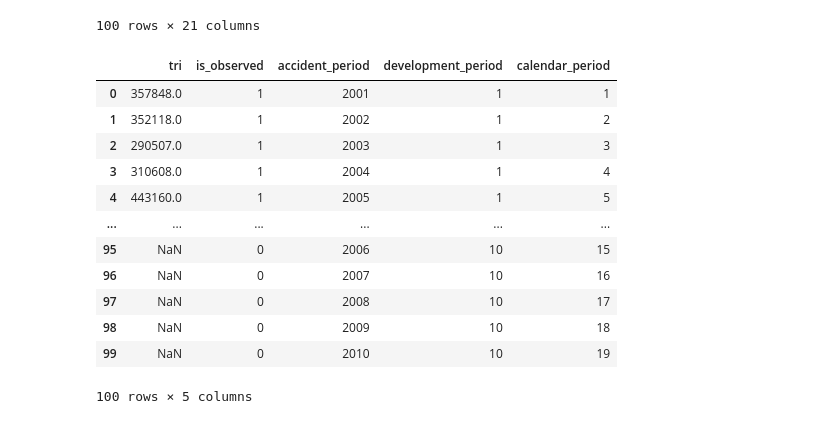
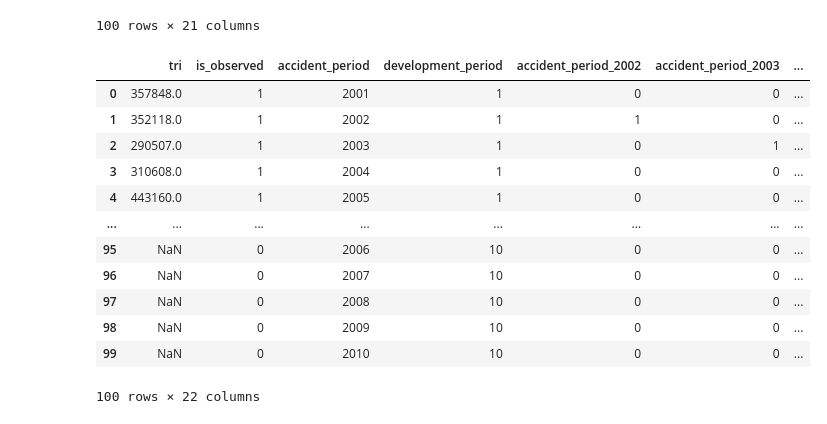
Before and after one commit to rocky-reserving/triangle-py, a Jupyter notebook: triangle_py/test_triangle.ipynb, the cells around one changed output. Cells and saved outputs as stored; diff of their text form; code cells hidden in the pictures.

```diff
--- a/triangle_py/test_triangle.ipynb
+++ b/triangle_py/test_triangle.ipynb
@@ -53,18 +53,18 @@ t.get_X()
 | 99 | 0 | 1 | 0 | 0 | 0 | ... |
 100 rows × 21 columns
 # %%
-t.X_id
+t.base_design_matrix()
 # %% [output]
-|  | tri | is_observed | accident_period | development_period | calendar_period |
-| 0 | 357848.0 | 1 | 2001 | 1 | 1 |
-| 1 | 352118.0 | 1 | 2002 | 1 | 2 |
-| 2 | 290507.0 | 1 | 2003 | 1 | 3 |
-| 3 | 310608.0 | 1 | 2004 | 1 | 4 |
-| 4 | 443160.0 | 1 | 2005 | 1 | 5 |
-| ... | ... | ... | ... | ... | ... |
-| 95 | NaN | 0 | 2006 | 10 | 15 |
-| 96 | NaN | 0 | 2007 | 10 | 16 |
-| 97 | NaN | 0 | 2008 | 10 | 17 |
-| 98 | NaN | 0 | 2009 | 10 | 18 |
-| 99 | NaN | 0 | 2010 | 10 | 19 |
+|  | tri | is_observed | accident_period | development_period | accident_period_2002 | accident_period_2003 | ... |
+| 0 | 357848.0 | 1 | 2001 | 1 | 0 | 0 | ... |
+| 1 | 352118.0 | 1 | 2002 | 1 | 1 | 0 | ... |
+| 2 | 290507.0 | 1 | 2003 | 1 | 0 | 1 | ... |
+| 3 | 310608.0 | 1 | 2004 | 1 | 0 | 0 | ... |
+| 4 | 443160.0 | 1 | 2005 | 1 | 0 | 0 | ... |
+| ... | ... | ... | ... | ... | ... | ... | ... |
+| 95 | NaN | 0 | 2006 | 10 | 0 | 0 | ... |
+| 96 | NaN | 0 | 2007 | 10 | 0 | 0 | ... |
+| 97 | NaN | 0 | 2008 | 10 | 0 | 0 | ... |
+| 98 | NaN | 0 | 2009 | 10 | 0 | 0 | ... |
+| 99 | NaN | 0 | 2010 | 10 | 0 | 0 | ... |
-100 rows × 5 columns
+100 rows × 22 columns
```
Also changed, not shown: 4 other files.
